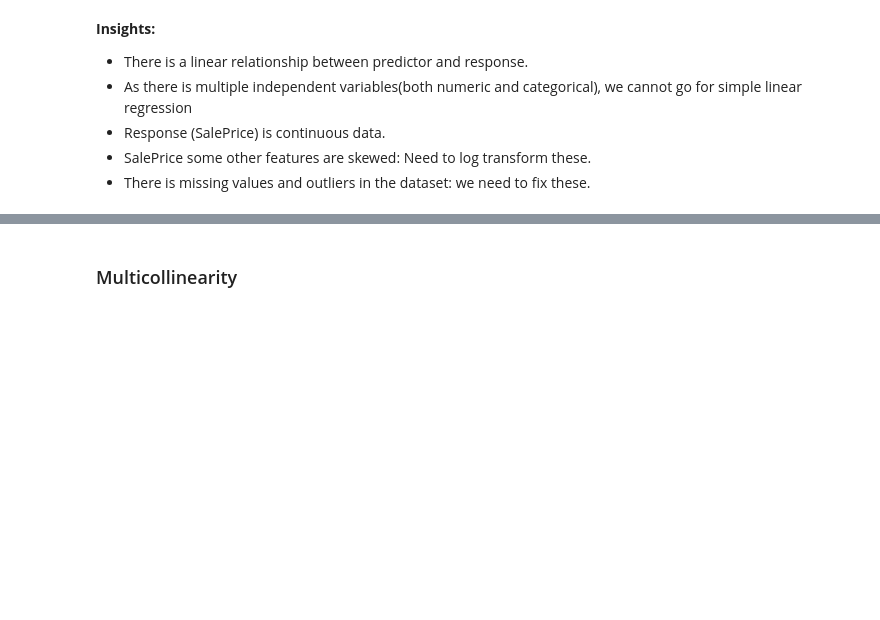
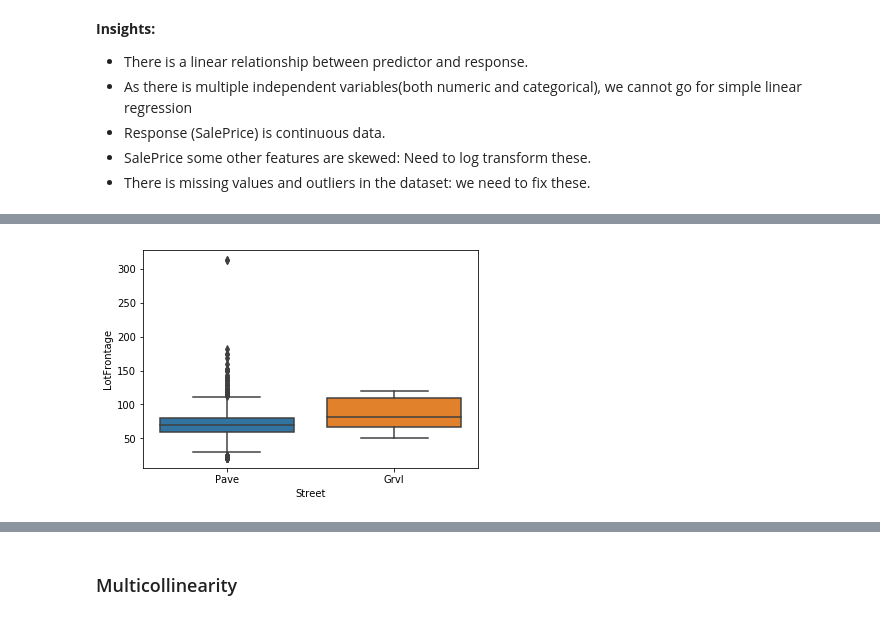
Before and after one commit to emuhsina/house_price_prediction, a Jupyter notebook: notebook.ipynb, the cells around one changed output, grey strips where cells are left out. Saved outputs shown, nothing was run; the diff lists cells and outputs as text; code cells hidden in the pictures; blank space fills up the shorter version.

```diff
--- a/notebook.ipynb
+++ b/notebook.ipynb
@@ -216,0 +212,5 @@ dtype: int64
+# %%
+sns.boxplot(df.Street, df.LotFrontage)
+plt.show()
+# %% [output]
+[figure, added]
```
Also changed, not shown: parts of 41 cells of this notebook.
